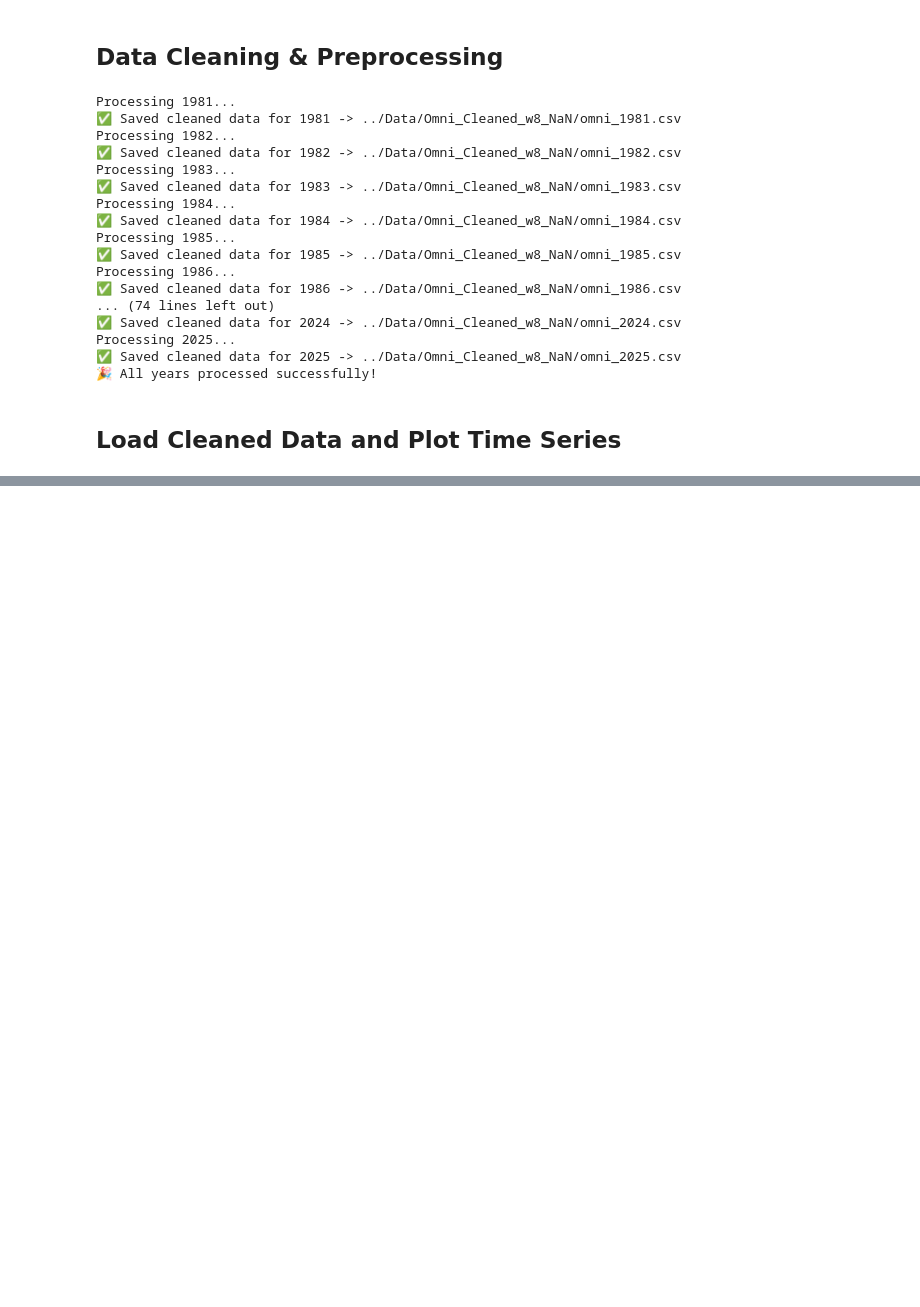
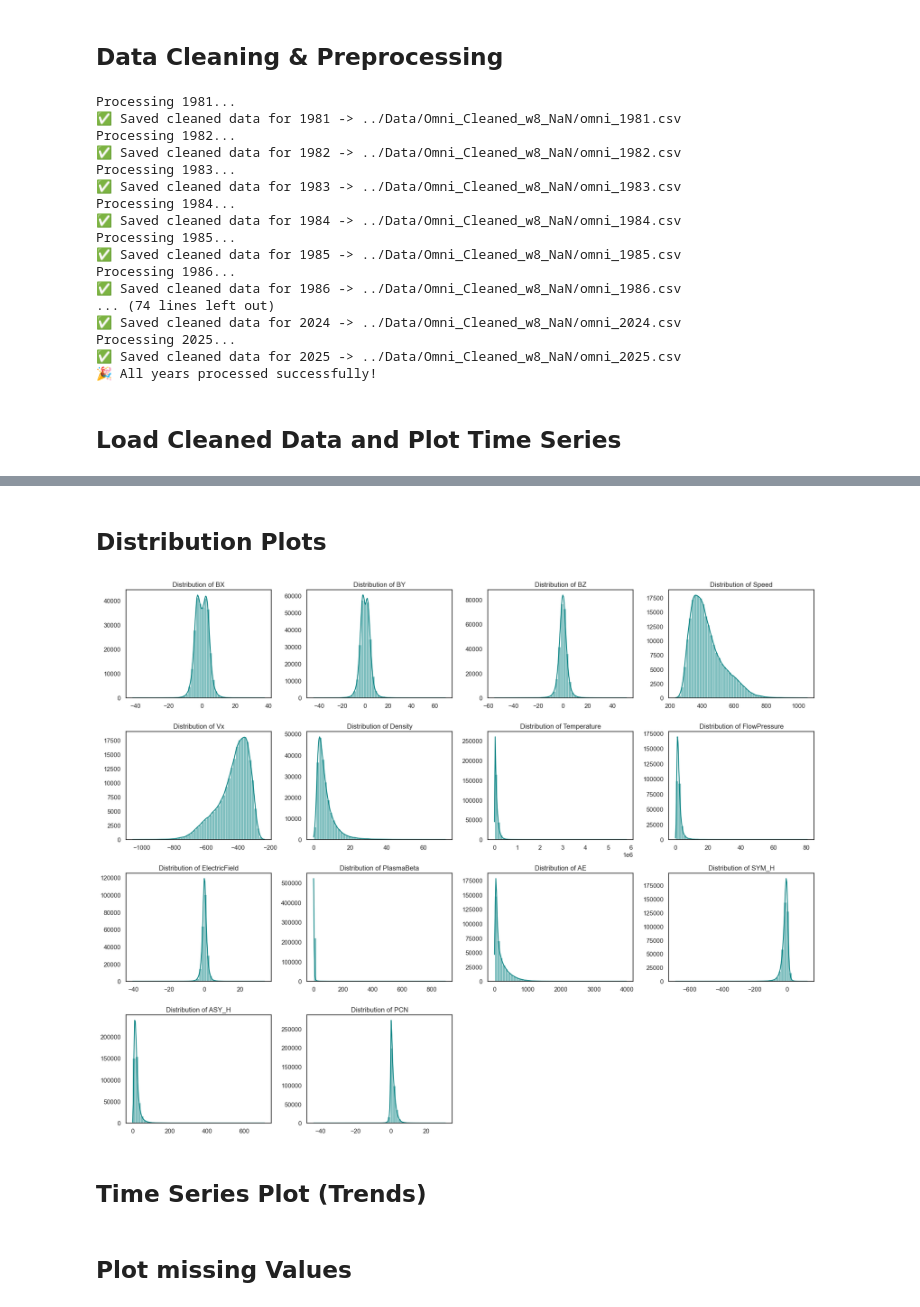
Before and after one commit to shivangichaudhary/Space-Weather-Event-Analysis, a Jupyter notebook: Notebooks/omni2.ipynb, the cells around one changed output, grey strips where cells are left out. Cells and saved outputs as stored; diff of their text form; code cells hidden in the pictures; blank space fills up the shorter version.

```diff
--- a/Notebooks/omni2.ipynb
+++ b/Notebooks/omni2.ipynb
@@ -267,0 +338,32 @@ print(f"✅ Missing % per year plot saved at: {missing_percent_plot}")
+# %% [markdown]
+## Distribution Plots
+# %%
+variables_to_plot = [
+    "BX", "BY", "BZ", "Speed", "Vx", "Density", "Temperature",
+    "FlowPressure", "ElectricField", "PlasmaBeta",
+    "AE", "SYM_H", "ASY_H", "PCN"
+]
+
+# Plot histograms for each variable
+import matplotlib.gridspec as gridspec
+
+n = len(variables_to_plot)
+cols = 4
+rows = (n + cols - 1) // cols
+
+plt.figure(figsize=(18, 14))
+gs = gridspec.GridSpec(rows, cols)
+
+for i, var in enumerate(variables_to_plot):
+    ax = plt.subplot(gs[i])
+    sns.histplot(full_df[var], bins=50, kde=True, ax=ax, color='teal')
+    ax.set_title(f'Distribution of {var}')
+    ax.set_xlabel('')
+    ax.set_ylabel('')
+
+plt.tight_layout()
+plt.show()
+# %% [output]
+[figure, added]
+# %% [markdown]
+## Time Series Plot (Trends)
@@ -267,0 +400,2 @@ print(f"✅ Missing % per year plot saved at: {missing_percent_plot}")
+# %% [markdown]
+## Plot missing Values
```
Also changed, not shown: parts of 16 cells of this notebook, 20 other files.
